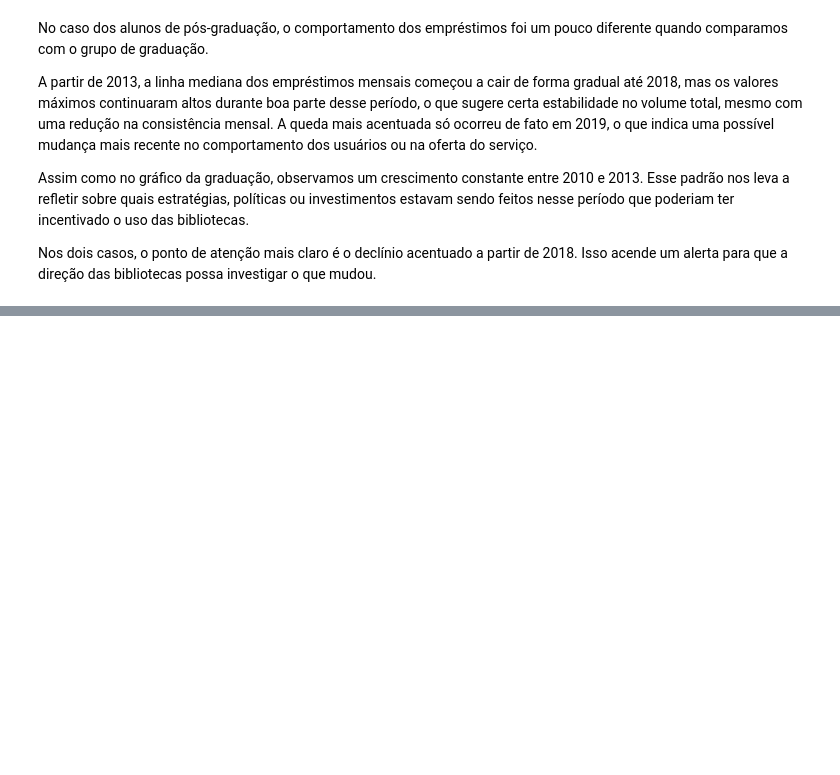
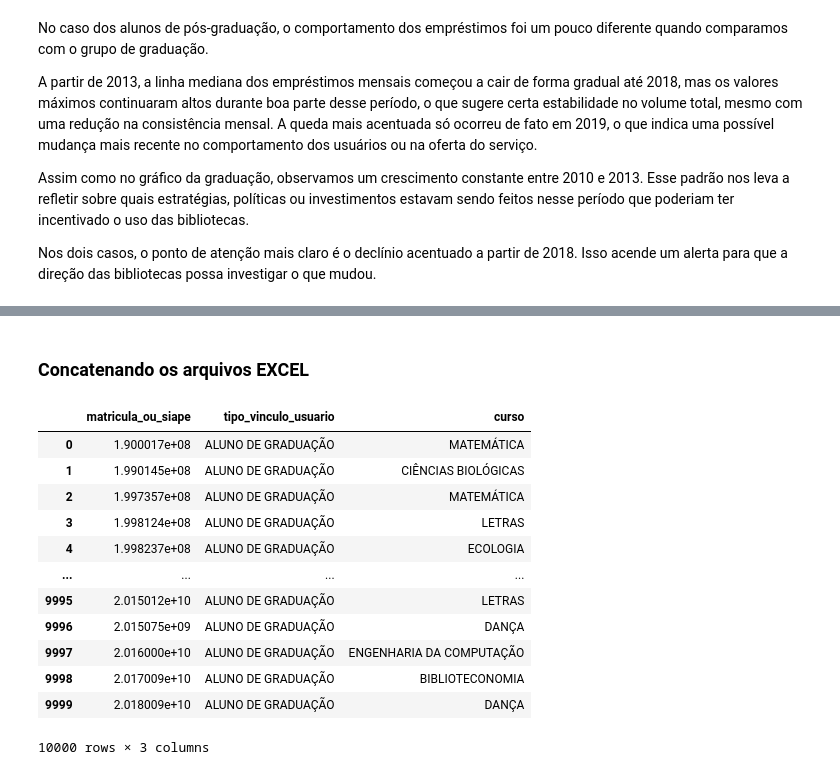
Before and after one commit to Douglas-Lucarelli/analise-dados-biblioteca-ufrn, a Jupyter notebook: analise_biblioteca.ipynb, the cells around one changed output, grey strips where cells are left out. Saved outputs shown, nothing was run; the diff lists cells and outputs as text; code cells hidden in the pictures; blank space fills up the shorter version.

```diff
--- a/analise_biblioteca.ipynb
+++ b/analise_biblioteca.ipynb
@@ -845,0 +876,19 @@ Nos dois casos, o ponto de atenção mais claro é o declínio acentuado a parti
+# %% [markdown]
+### Concatenando os arquivos EXCEL
+# %%
+cadastro_alunos_excel = pd.concat([cadastro_alunos_antes_2010,cadastro_alunos_apos_2010],ignore_index=True)
+cadastro_alunos_excel
+# %% [output]
+|  | matricula_ou_siape | tipo_vinculo_usuario | curso |
+| 0 | 1.900017e+08 | ALUNO DE GRADUAÇÃO | MATEMÁTICA |
+| 1 | 1.990145e+08 | ALUNO DE GRADUAÇÃO | CIÊNCIAS BIOLÓGICAS |
+| 2 | 1.997357e+08 | ALUNO DE GRADUAÇÃO | MATEMÁTICA |
+| 3 | 1.998124e+08 | ALUNO DE GRADUAÇÃO | LETRAS |
+| 4 | 1.998237e+08 | ALUNO DE GRADUAÇÃO | ECOLOGIA |
+| ... | ... | ... | ... |
+| 9995 | 2.015012e+10 | ALUNO DE GRADUAÇÃO | LETRAS |
+| 9996 | 2.015075e+09 | ALUNO DE GRADUAÇÃO | DANÇA |
+| 9997 | 2.016000e+10 | ALUNO DE GRADUAÇÃO | ENGENHARIA DA COMPUTAÇÃO |
+| 9998 | 2.017009e+10 | ALUNO DE GRADUAÇÃO | BIBLIOTECONOMIA |
+| 9999 | 2.018009e+10 | ALUNO DE GRADUAÇÃO | DANÇA |
+10000 rows × 3 columns
```
Also changed, not shown: parts of 23 cells of this notebook.
